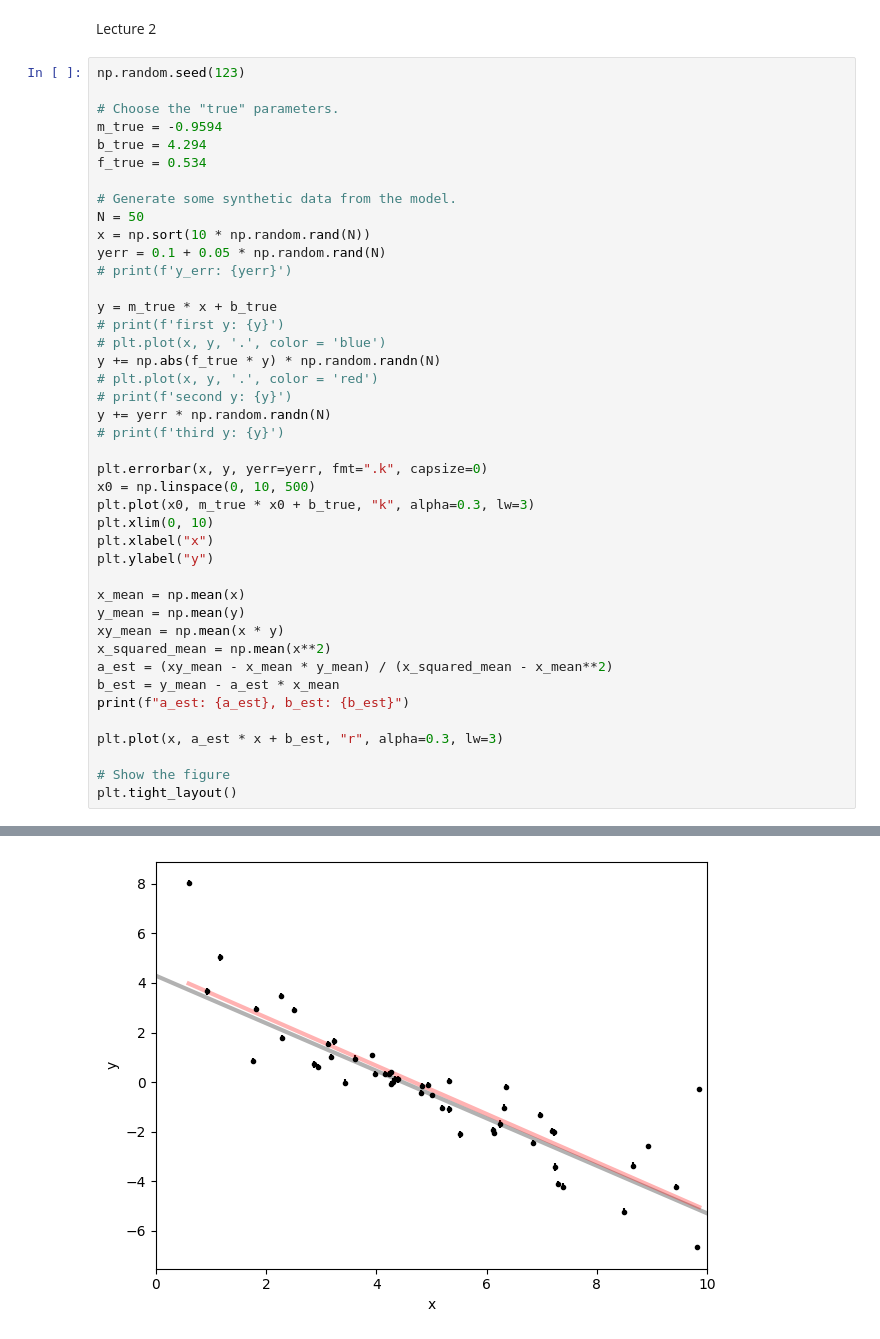
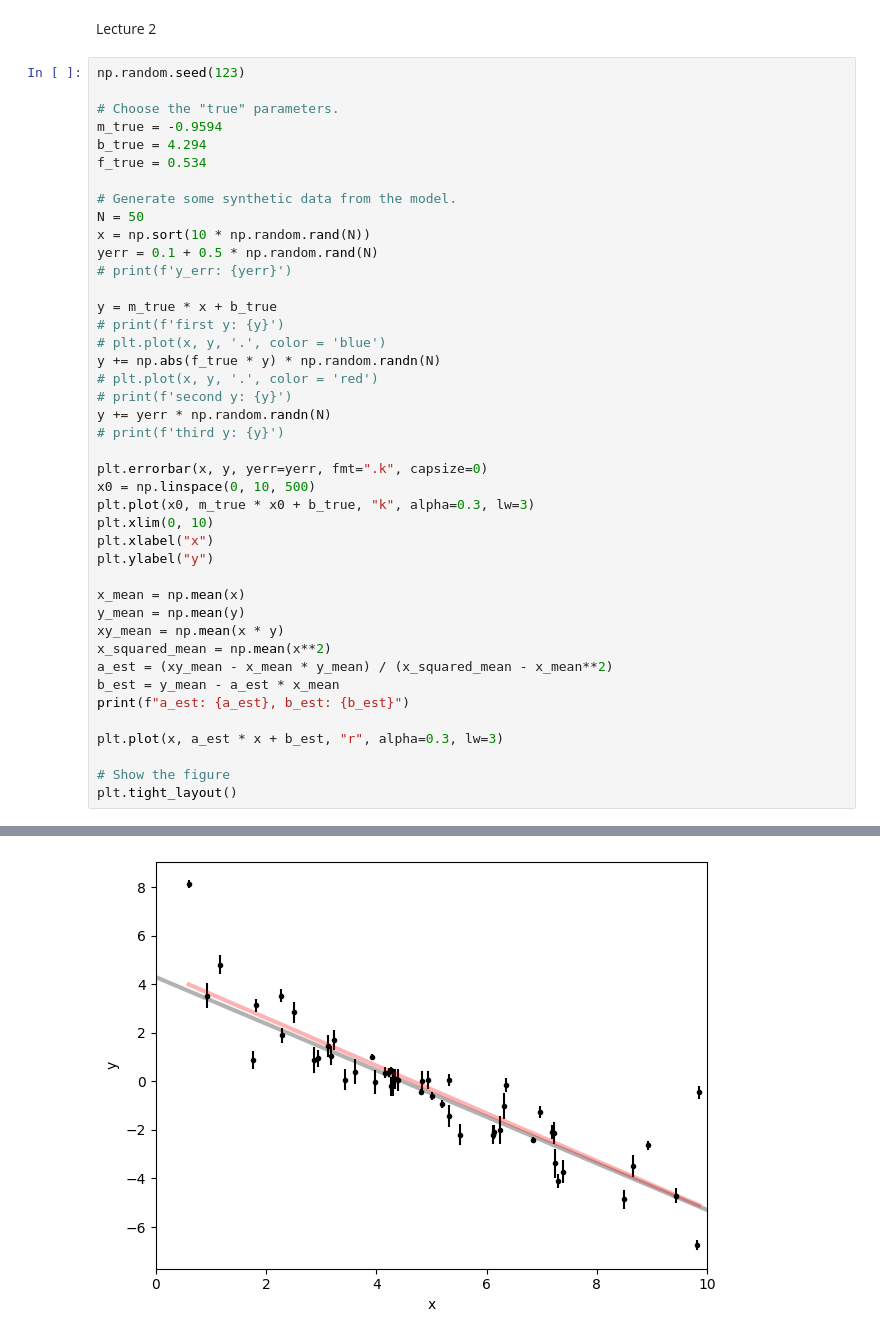
Before and after one commit to bKeungAuyeung/MSTA-HW4, a Jupyter notebook: bAuyeung_L4_MSTA.ipynb, the cells around one changed output, grey strips where cells are left out. Cells and saved outputs as stored; diff of their text form.

```diff
--- a/bAuyeung_L4_MSTA.ipynb
+++ b/bAuyeung_L4_MSTA.ipynb
@@ -151,7 +151,7 @@ f_true = 0.534
 # Generate some synthetic data from the model.
 N = 50
 x = np.sort(10 * np.random.rand(N))
-yerr = 0.1 + 0.05 * np.random.rand(N)
+yerr = 0.1 + 0.5 * np.random.rand(N)
 # print(f'y_err: {yerr}')
 
 y = m_true * x + b_true
@@ -187,4 +187,4 @@ a_est: -0.9746045716779524, b_est: 4.558423264785994
-[figure, old version]
+[figure, new version]
 # %%
 A = np.vander(x, 2)
 C = np.diag(yerr * yerr)
```
Also changed, not shown: parts of 13 cells of this notebook.
